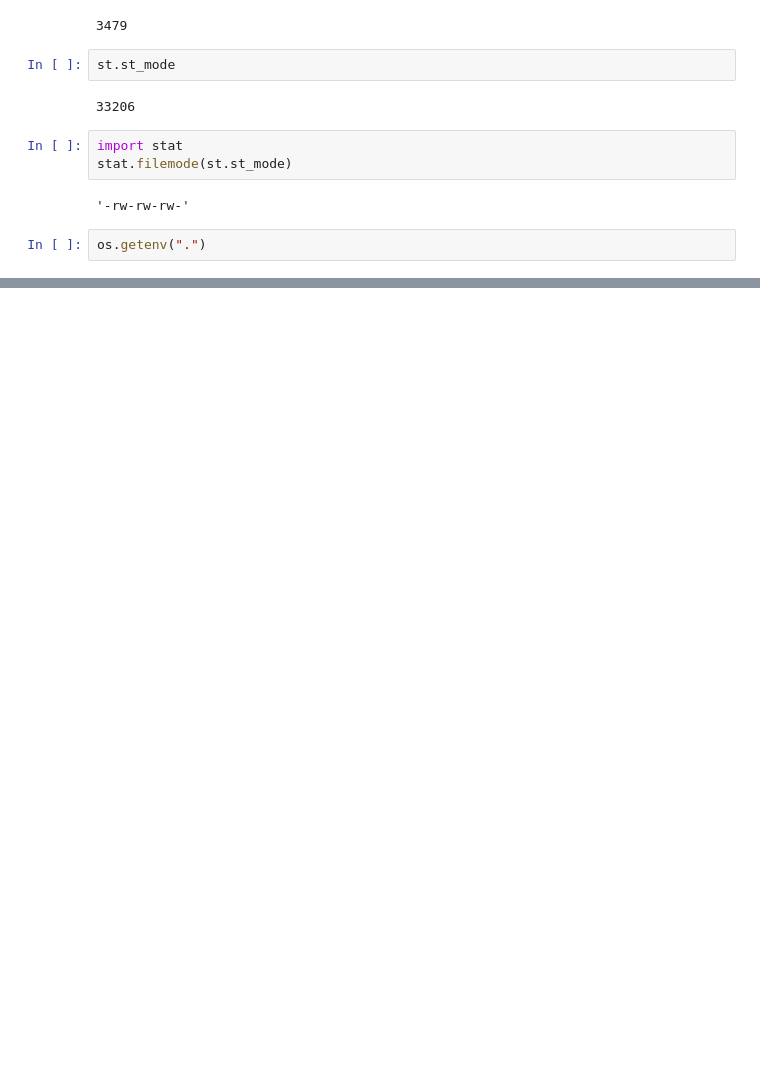
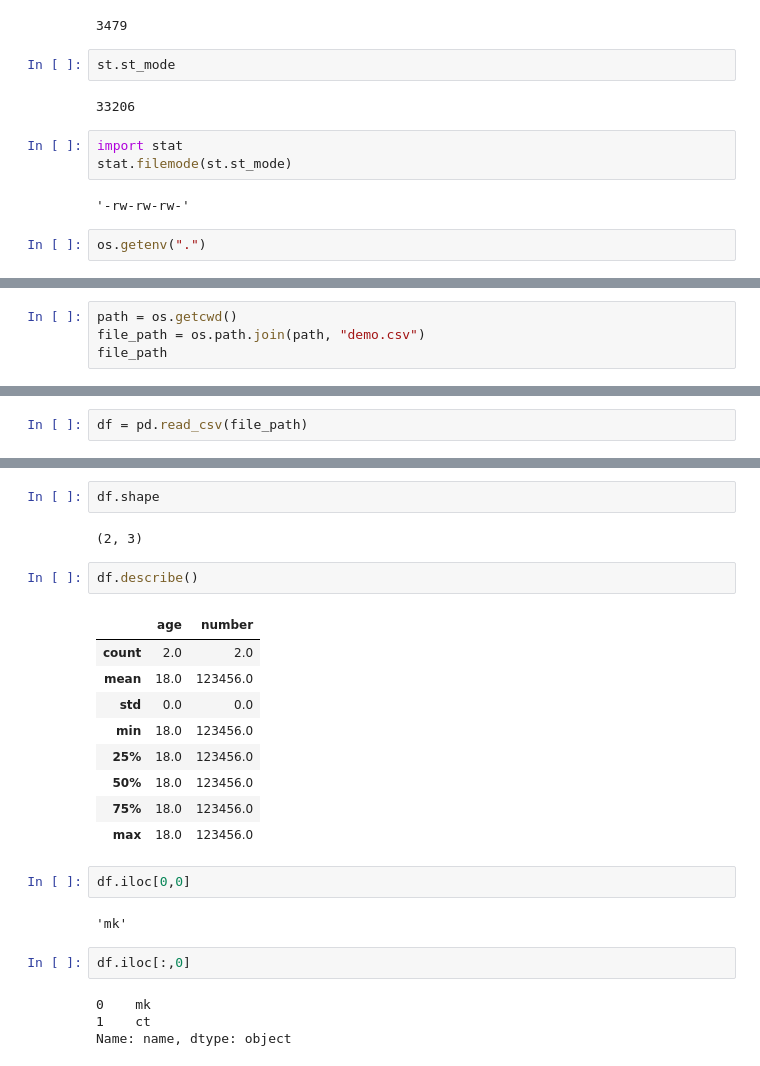
Before and after one commit to Alive-mk/DP, a Jupyter notebook: codes/data preprocessing.ipynb, the cells around one changed output, grey strips where cells are left out. Saved outputs shown, nothing was run; the diff lists cells and outputs as text; blank space fills up the shorter version.

```diff
--- a/codes/data preprocessing.ipynb
+++ b/codes/data preprocessing.ipynb
@@ -90,0 +97,4 @@ os.getenv(".")
+# %%
+path = os.getcwd()
+file_path = os.path.join(path, "demo.csv")
+file_path
@@ -90,0 +108,2 @@ os.getenv(".")
+# %%
+df = pd.read_csv(file_path)
@@ -90,0 +129,26 @@ os.getenv(".")
+# %%
+df.shape
+# %% [output]
+(2, 3)
+# %%
+df.describe()
+# %% [output]
+|  | age | number |
+| count | 2.0 | 2.0 |
+| mean | 18.0 | 123456.0 |
+| std | 0.0 | 0.0 |
+| min | 18.0 | 123456.0 |
+| 25% | 18.0 | 123456.0 |
+| 50% | 18.0 | 123456.0 |
+| 75% | 18.0 | 123456.0 |
+| max | 18.0 | 123456.0 |
+# %%
+df.iloc[0,0]
+# %% [output]
+'mk'
+# %%
+df.iloc[:,0]
+# %% [output]
+0    mk
+1    ct
+Name: name, dtype: object
```
Also changed, not shown: parts of 15 cells of this notebook, 2 other files.
